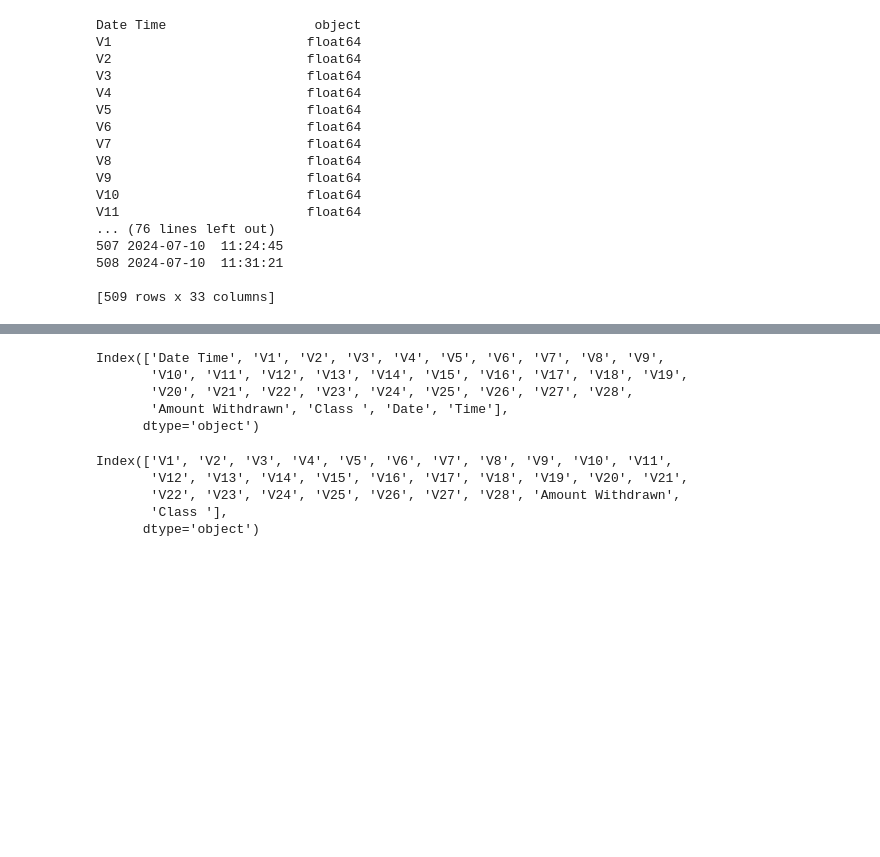
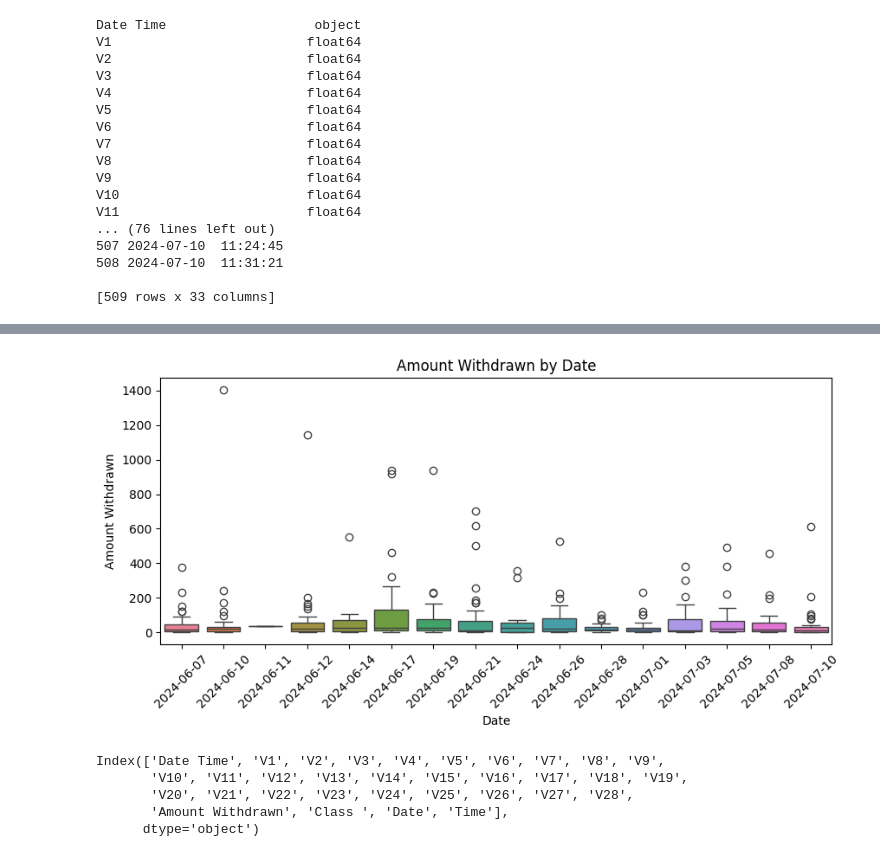
Before and after one commit to okwelmark/recess_group4, a Jupyter notebook: complete_recess_group4.ipynb, the cells around one changed output, grey strips where cells are left out. Cells and saved outputs as stored; diff of their text form; code cells hidden in the pictures; blank space fills up the shorter version.

```diff
--- a/complete_recess_group4.ipynb
+++ b/complete_recess_group4.ipynb
@@ -266,3 +296,13 @@ plt.show()
+# %%
+# Plot the boxplot
+#THE OBJECTIVE WAS TO DETERMINE DATE WITH OUTLIER TRANSACTIONS
+plt.figure(figsize=(10, 4))
+sns.boxplot(x='Date', y='Amount Withdrawn', hue='Date', data=df)#, palette='Paired')
+plt.xticks(rotation=45)
+plt.title('Amount Withdrawn by Date')
+plt.show()
+# %% [output]
+[figure, added]
 # %%
 df.columns
 # %% [output]
@@ -273,11 +313,3 @@ Index(['Date Time', 'V1', 'V2', 'V3', 'V4', 'V5', 'V6', 'V7', 'V8', 'V9',
       dtype='object')
 # %%
 df.drop(columns=['Time', 'Date', 'Date Time'], inplace=True)
-# %%
-df.columns
-# %% [output]
-Index(['V1', 'V2', 'V3', 'V4', 'V5', 'V6', 'V7', 'V8', 'V9', 'V10', 'V11',
-       'V12', 'V13', 'V14', 'V15', 'V16', 'V17', 'V18', 'V19', 'V20', 'V21',
-       'V22', 'V23', 'V24', 'V25', 'V26', 'V27', 'V28', 'Amount Withdrawn',
-       'Class '],
-      dtype='object')
```
Also changed, not shown: parts of 58 cells of this notebook, 8 other files.
